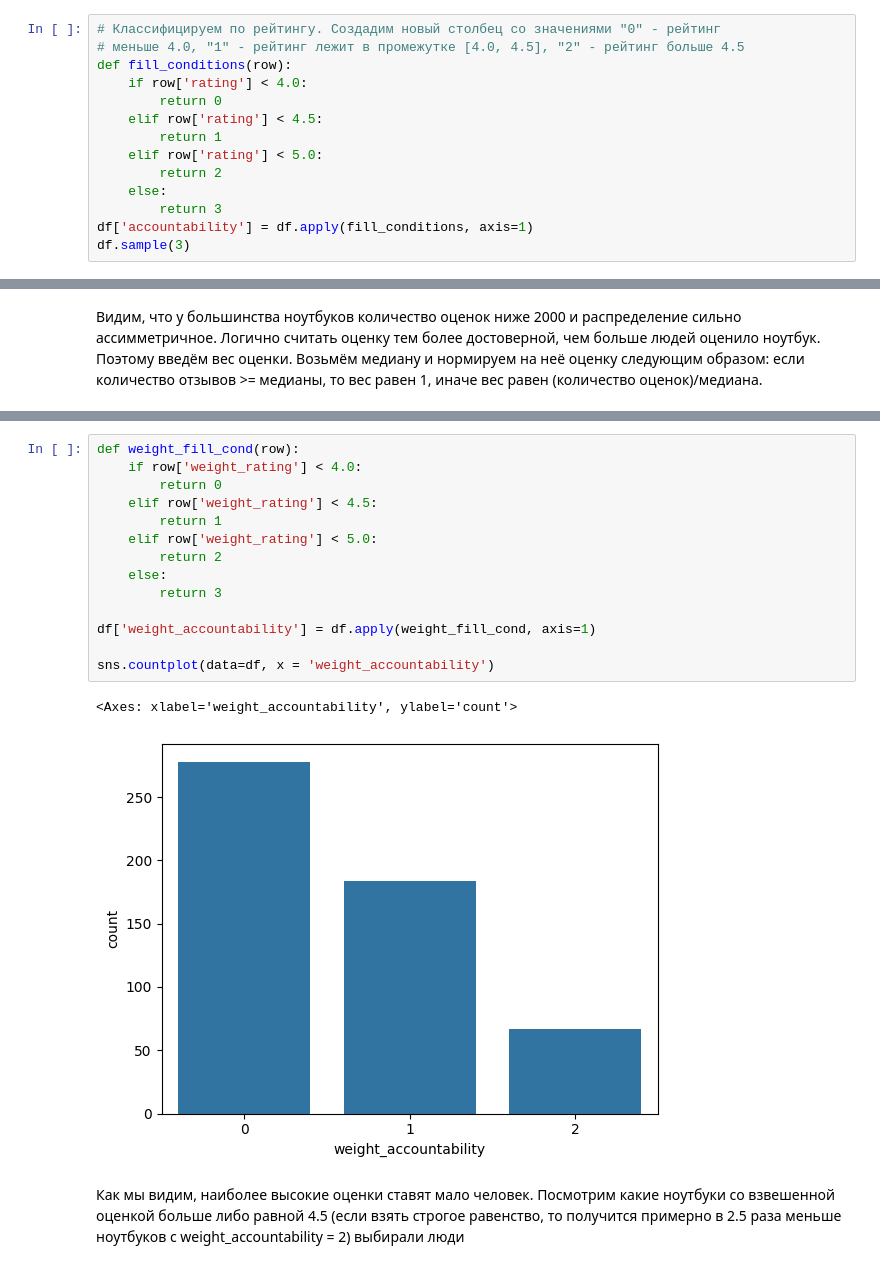
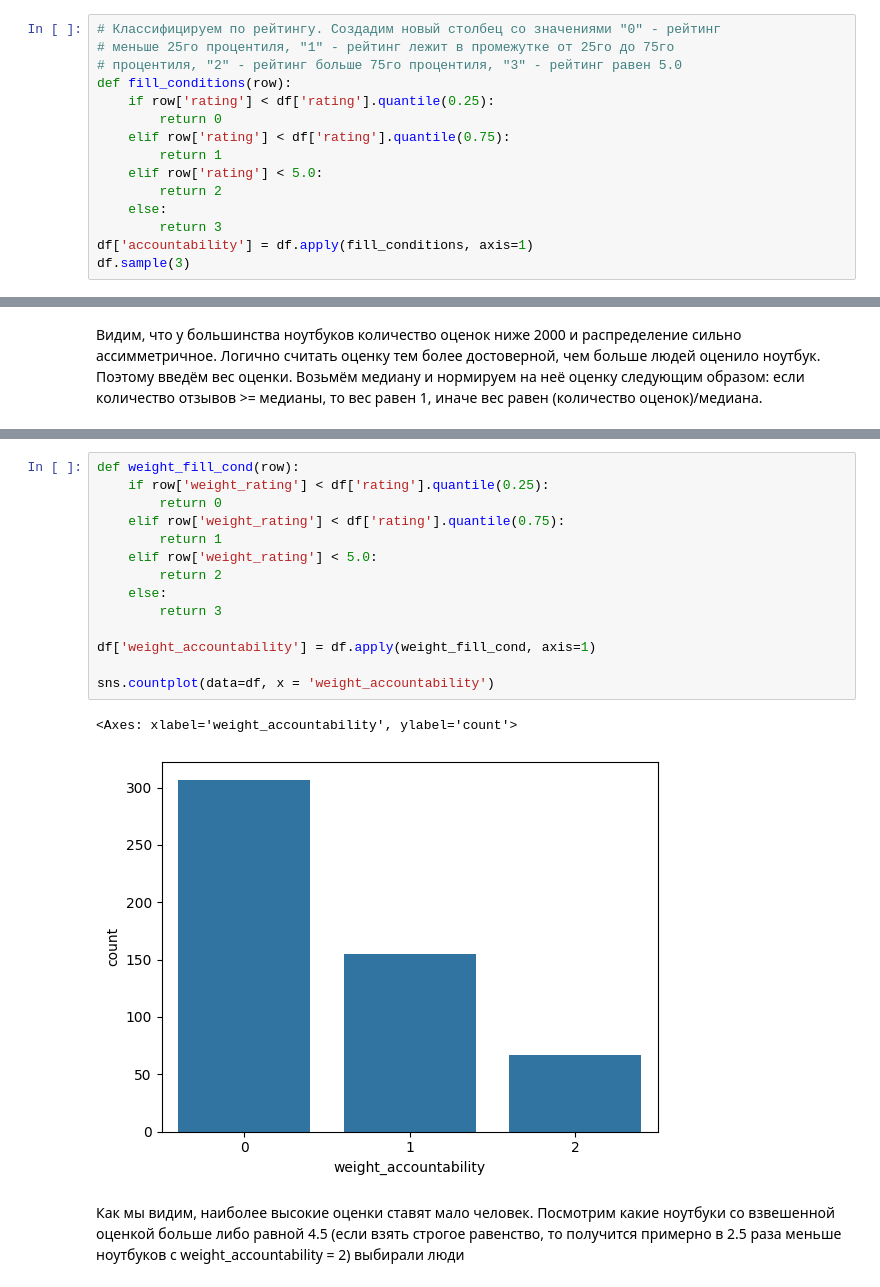
Before and after one commit to YarPhys/Analytics, a Jupyter notebook: The best laptop's characteristics/The_best_laptop's_characteristics.ipynb, the cells around one changed output, grey strips where cells are left out. Saved outputs shown, nothing was run; the diff lists cells and outputs as text.

Commit message:
Made better visualization and rating classification selection

```diff
--- a/The best laptop's characteristics/The_best_laptop's_characteristics.ipynb
+++ b/The best laptop's characteristics/The_best_laptop's_characteristics.ipynb
@@ -200,11 +219,12 @@ df = df.drop(bad_indexes, axis=0)
 # **Анализ данных**
 # %%
 # Классифицируем по рейтингу. Создадим новый столбец со значениями "0" - рейтинг
-# меньше 4.0, "1" - рейтинг лежит в промежутке [4.0, 4.5], "2" - рейтинг больше 4.5
+# меньше 25го процентиля, "1" - рейтинг лежит в промежутке от 25го до 75го
+# процентиля, "2" - рейтинг больше 75го процентиля, "3" - рейтинг равен 5.0
 def fill_conditions(row):
-    if row['rating'] < 4.0:
+    if row['rating'] < df['rating'].quantile(0.25):
         return 0
-    elif row['rating'] < 4.5:
+    elif row['rating'] < df['rating'].quantile(0.75):
         return 1
     elif row['rating'] < 5.0:
         return 2
@@ -253,19 +280,19 @@ df.sample(3)
 # %%
 def weight_fill_cond(row):
-    if row['weight_rating'] < 4.0:
+    if row['weight_rating'] < df['rating'].quantile(0.25):
         return 0
-    elif row['weight_rating'] < 4.5:
+    elif row['weight_rating'] < df['rating'].quantile(0.75):
         return 1
     elif row['weight_rating'] < 5.0:
         return 2
     else:
         return 3
 
 df['weight_accountability'] = df.apply(weight_fill_cond, axis=1)
 
 sns.countplot(data=df, x = 'weight_accountability')
 # %% [output]
 <Axes: xlabel='weight_accountability', ylabel='count'>
-[figure, old version]
+[figure, new version]
 # %% [markdown]
 Как мы видим, наиболее высокие оценки ставят мало человек. Посмотрим какие ноутбуки со взвешенной оценкой больше либо равной 4.5 (если взять строгое равенство, то получится примерно в 2.5 раза меньше ноутбуков с weight_accountability = 2) выбирали люди
```
Also changed, not shown: parts of 12 cells of this notebook.
